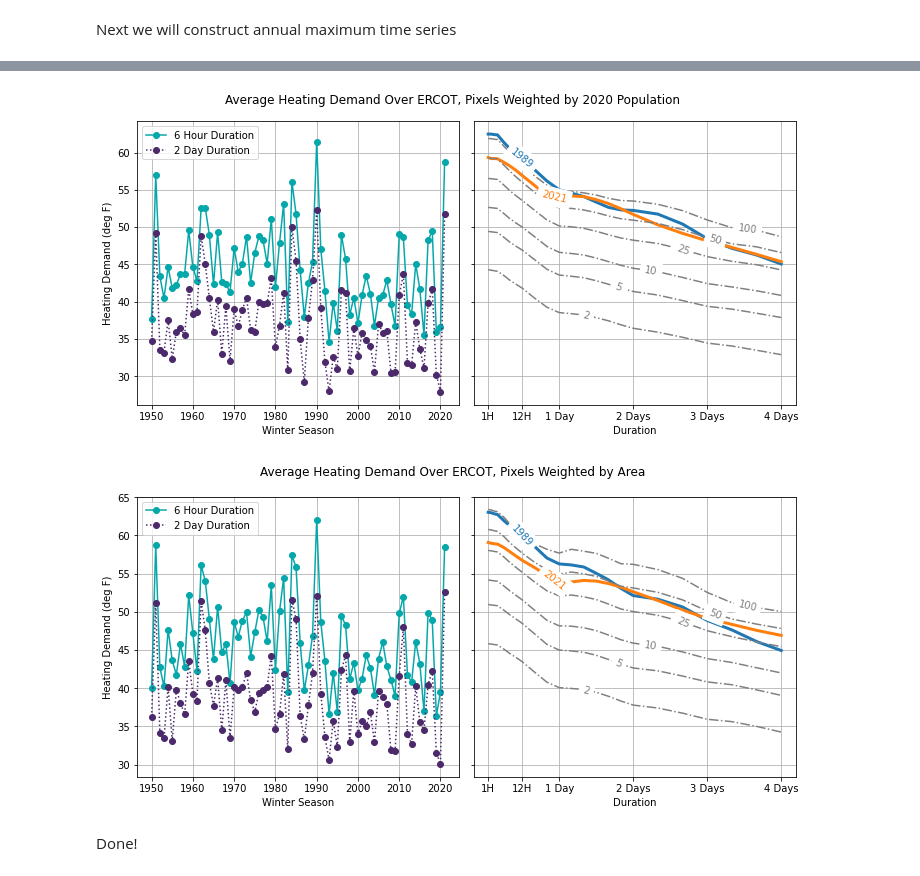
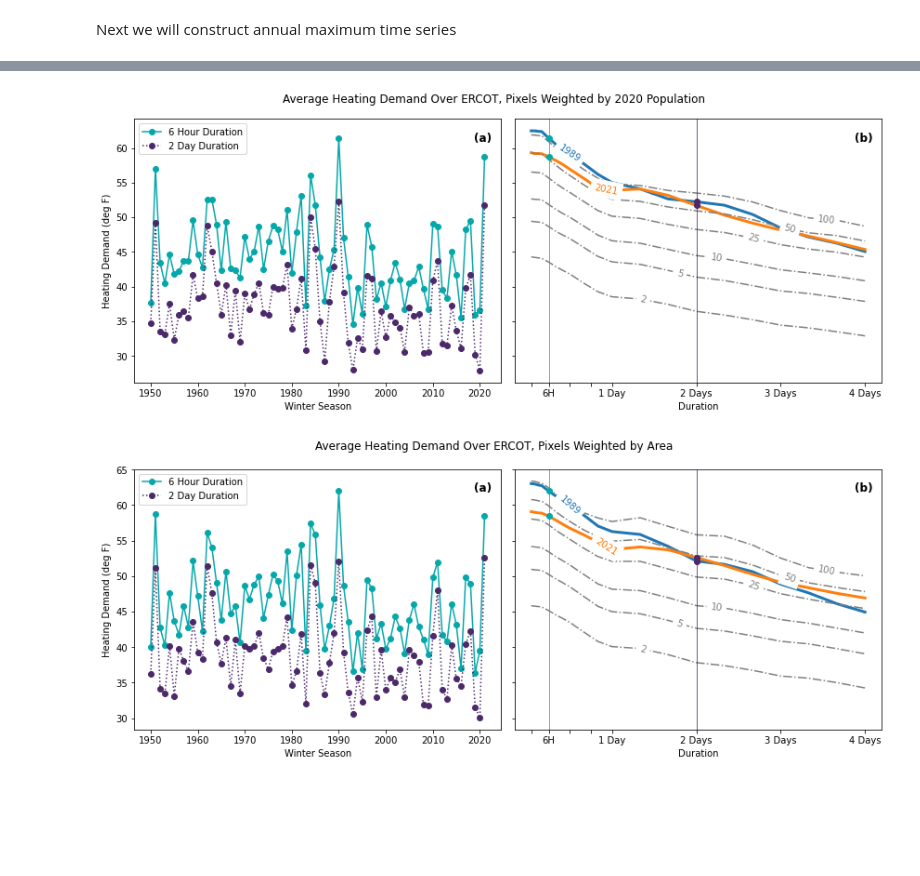
Before and after one commit to jdossgollin/2021-TXtreme, a Jupyter notebook: scripts/hdd_idf.ipynb, the cells around one changed output, grey strips where cells are left out. Cells and saved outputs as stored; diff of their text form; code cells hidden in the pictures; blank space fills up the shorter version.

Commit message:
Add axis labels to all figures

```diff
--- a/scripts/hdd_idf.ipynb
+++ b/scripts/hdd_idf.ipynb
@@ -102,19 +80,19 @@ plot_info = [
     [
         hdd_annual["pop_weighted"].sel(pop_year=2020),
         "Average Heating Demand Over ERCOT, Pixels Weighted by 2020 Population",
-        figname("ERCOT_HDD_weighted2020.pdf"),
+        "ERCOT_HDD_weighted2020",
     ],
     [
         hdd_annual["area_weighted"],
         "Average Heating Demand Over ERCOT, Pixels Weighted by Area",
-        figname("ERCOT_HDD_unweighted.pdf"),
+        "ERCOT_HDD_unweighted",
     ],
 ]
 # %%
 for obs, title, fname in plot_info:
 
     fig, axes = plt.subplots(
-        nrows=1, ncols=2, figsize=(10, 5), sharey=True, sharex=False
+        nrows=1, ncols=2, figsize=(12, 5), sharey=True, sharex=False
     )
 
     # Plot Time Series
@@ -129,7 +107,6 @@ for obs, title, fname in plot_info:
     ax.legend(loc="upper left")
     ax.set_title("")
     ax.set_xlabel("Winter Season")
-    ax.grid()
 
     # Plot IDF CURVE
     ax = axes[1]
@@ -140,39 +117,56 @@ for obs, title, fname in plot_info:
     for rp in RETURN_PERIODS:
         ax.plot(
             DURATIONS,
             [
                 gev(
                     *gev.fit(
                         obs.sel(duration=duration),
                         0,
-                        loc=50,
+                        loc=40,
                         scale=10,
                         optimizer=optimizer,
                     )
                 ).isf(1 / rp)
                 for duration in DURATIONS
             ],
             label=rp,
             color="gray",
             linestyle="-.",
         )
+
     labelLines(ax.get_lines(), zorder=2.5)
+
+    # dots to correspand with panel (a)
+    for year_eff in [1990, 2021]:
+        for duration, color in zip([6, 48], ["#05A8AA", "#4B296B"]):
+            ax.plot(
+                duration,
+                float(obs.sel(duration=duration, year_eff=year_eff)),
+                color=color,
+                marker="o",
+            )
+            ax.axvline(duration, color=color, linewidth=0.5)
+
     ax.set_xlabel("Duration")
-    ax.set_xticks([1, 12, 24, 48, 72, 96])
-    ax.set_xticklabels(["1H", "12H", "1 Day", "2 Days", "3 Days", "4 Days"])
+    ax.set_xticks([1, 6, 12, 18, 24, 48, 72, 96])
+    ax.set_xticklabels(["", "6H", "", "", "1 Day", "2 Days", "3 Days", "4 Days"])
     ax.set_title("")
     ax.set_ylabel("")
-    ax.grid()
+
+    add_panel_text(
+        axes,
+        backgroundcolor="white",
+        fontsize=12,
+    )
+    # Add  color bars
 
     fig.subplots_adjust(top=0.925)
     fig.suptitle(title)
 
     fig.canvas.draw()
     fig.tight_layout()
-    plt.savefig(fname)
+    smart_save(fname)
     plt.show()
 # %% [output]
-[figure, old version]
+[figure, new version]
-[figure, old version]
+[figure, new version]
-# %% [markdown]
-Done!
```
Also changed, not shown: parts of 3 cells of this notebook, 4 other files.
